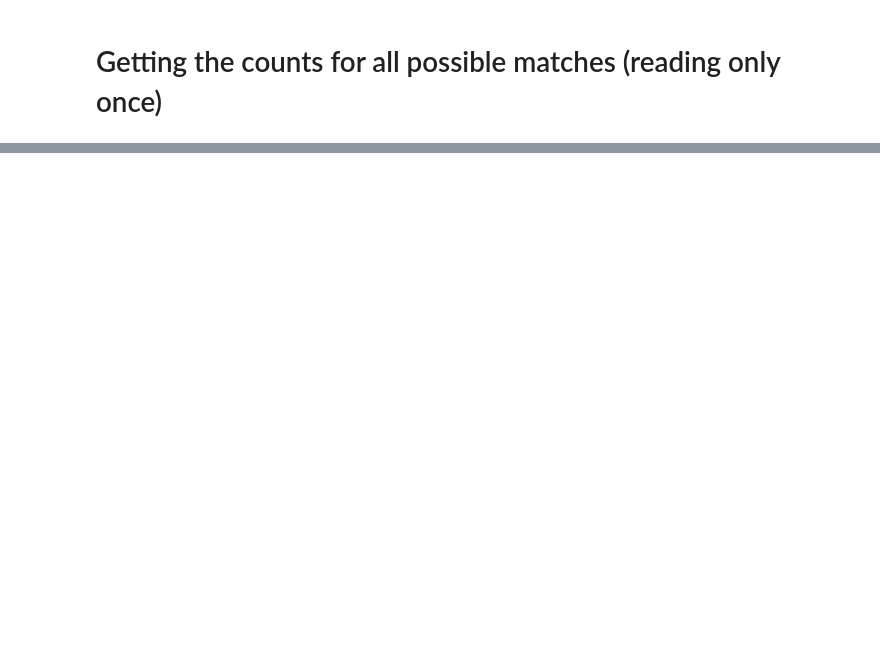
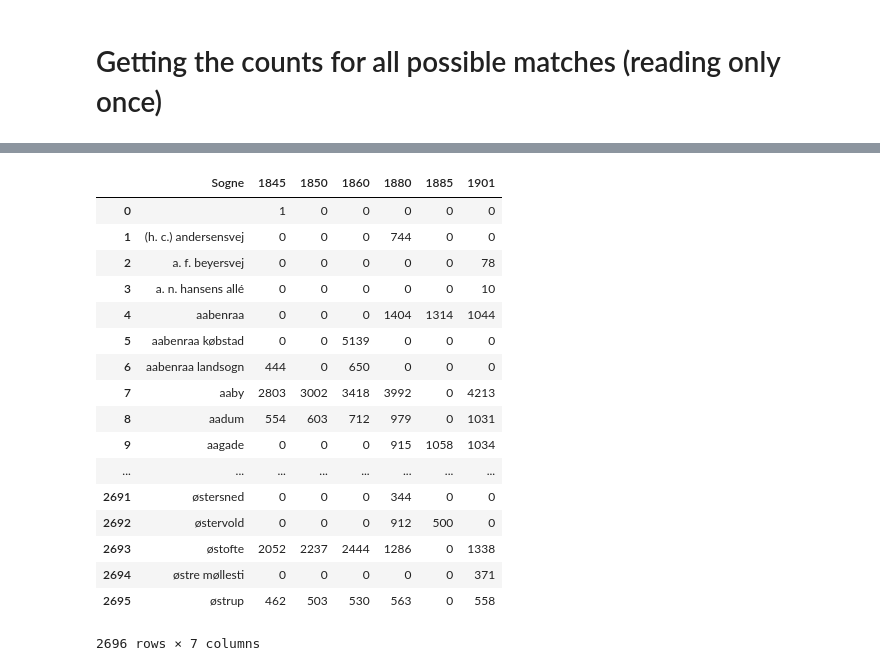
Before and after one commit to link-lives/city-standardization, a Jupyter notebook: city_unification.ipynb, the cells around one changed output, grey strips where cells are left out. Saved outputs shown, nothing was run; the diff lists cells and outputs as text; code cells hidden in the pictures; blank space fills up the shorter version.

```diff
--- a/city_unification.ipynb
+++ b/city_unification.ipynb
@@ -441,11 +627,0 @@ df.head(20)
-# %%
-#Summing the mapped columns
-cols = df.columns
-df = df.merge(df.groupby(['Sogne'],as_index = False).agg({'1845':'sum', '1850':'sum','1860':'sum', '1880':'sum','1885':'sum', '1901':'sum'}), on='simplename')
-df.loc[~df['1845_y'].isna(), '1845'] = df.loc[~df['1845_y'].isna(), '1845_y']
-df.loc[~df['1845_y'].isna(), '1850'] = df.loc[~df['1845_y'].isna(), '1850_y']
-df.loc[~df['1845_y'].isna(), '1860'] = df.loc[~df['1845_y'].isna(), '1860_y']
-df.loc[~df['1845_y'].isna(), '1880'] = df.loc[~df['1845_y'].isna(), '1880_y']
-df.loc[~df['1845_y'].isna(), '1885'] = df.loc[~df['1845_y'].isna(), '1885_y']
-df.loc[~df['1845_y'].isna(), '1901'] = df.loc[~df['1845_y'].isna(), '1901_y']
-df = df[cols]
@@ -454 +628,22 @@ cols
+# %%
+df = df.groupby(['Sogne'],as_index = False).agg({'1845':'sum', '1850':'sum','1860':'sum', '1880':'sum','1885':'sum', '1901':'sum'})
+# %% [output]
+|  | Sogne | 1845 | 1850 | 1860 | 1880 | 1885 | 1901 |
+| 0 |  | 1 | 0 | 0 | 0 | 0 | 0 |
+| 1 | (h. c.) andersensvej | 0 | 0 | 0 | 744 | 0 | 0 |
+| 2 | a. f. beyersvej | 0 | 0 | 0 | 0 | 0 | 78 |
+| 3 | a. n. hansens allé | 0 | 0 | 0 | 0 | 0 | 10 |
+| 4 | aabenraa | 0 | 0 | 0 | 1404 | 1314 | 1044 |
+| 5 | aabenraa købstad | 0 | 0 | 5139 | 0 | 0 | 0 |
+| 6 | aabenraa landsogn | 444 | 0 | 650 | 0 | 0 | 0 |
+| 7 | aaby | 2803 | 3002 | 3418 | 3992 | 0 | 4213 |
+| 8 | aadum | 554 | 603 | 712 | 979 | 0 | 1031 |
+| 9 | aagade | 0 | 0 | 0 | 915 | 1058 | 1034 |
+| ... | ... | ... | ... | ... | ... | ... | ... |
+| 2691 | østersned | 0 | 0 | 0 | 344 | 0 | 0 |
+| 2692 | østervold | 0 | 0 | 0 | 912 | 500 | 0 |
+| 2693 | østofte | 2052 | 2237 | 2444 | 1286 | 0 | 1338 |
+| 2694 | østre møllesti | 0 | 0 | 0 | 0 | 0 | 371 |
+| 2695 | østrup | 462 | 503 | 530 | 563 | 0 | 558 |
+2696 rows × 7 columns
 # %%
```
Also changed, not shown: parts of 18 cells of this notebook.
